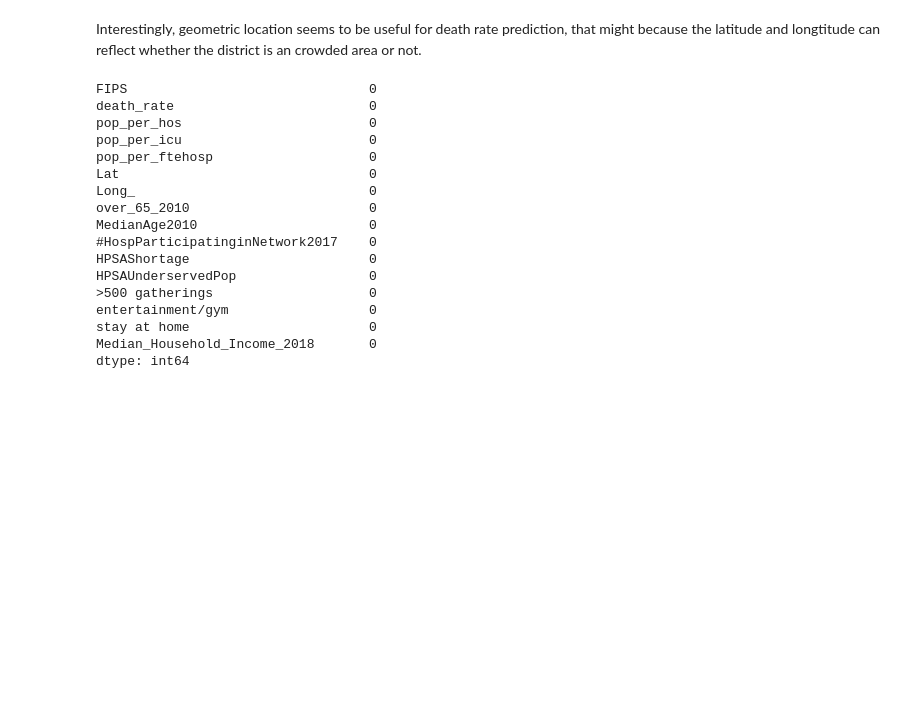
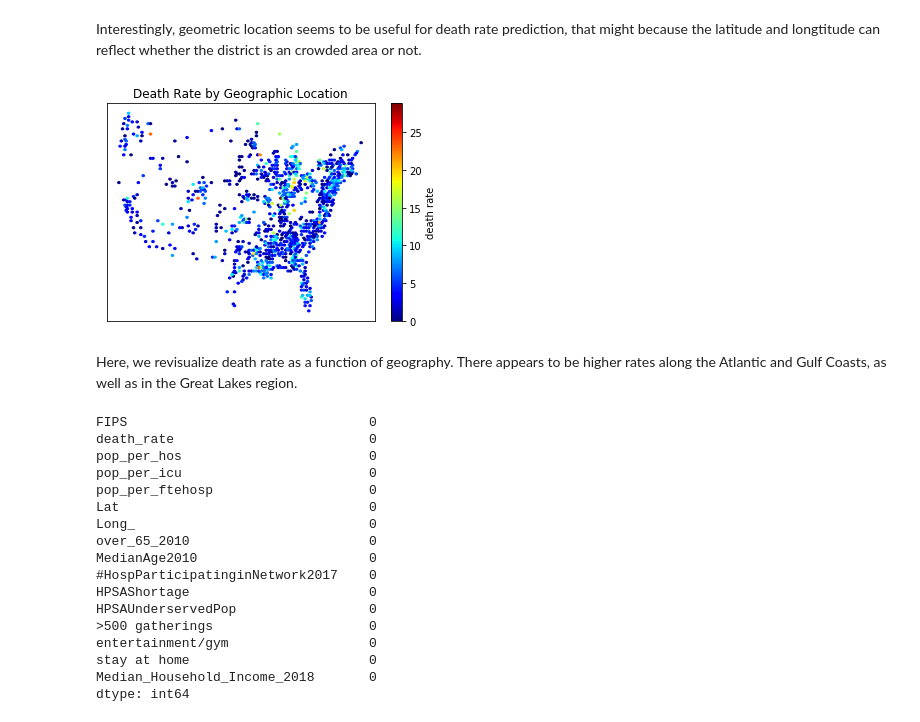
Before and after one commit to swenson-nick/Data_200_Covid, a Jupyter notebook: 1.DeathRate.ipynb, the cells around one changed output. Cells and saved outputs as stored; diff of their text form; code cells hidden in the pictures; blank space fills up the shorter version.

Commit message:
geographic vis

```diff
--- a/1.DeathRate.ipynb
+++ b/1.DeathRate.ipynb
@@ -389,5 +389,15 @@ plat_scatter_ftr_list(cases_filtered, ftr_list, y_col='death_rate')
 # %% [markdown]
 Interestingly, geometric location seems to be useful for death rate prediction, that might because the latitude and longtitude can reflect whether the district is an crowded area or not.
+# %%
+plt.hexbin(x = cases_filtered['lon'], y = cases_filtered['lat'], C = cases_filtered['death_rate'], cmap = 'jet')
+plt.colorbar(label = 'death rate')
+plt.title('Death Rate by Geographic Location')
+plt.xticks([])
+plt.yticks([]);
+# %% [output]
+[figure, added]
+# %% [markdown]
+Here, we revisualize death rate as a function of geography. There appears to be higher rates along the Atlantic and Gulf Coasts, as well as in the Great Lakes region.
 # %%
 dr = cases_filtered[['FIPS',
                      'death_rate',
```
Also changed, not shown: parts of 21 cells of this notebook.
